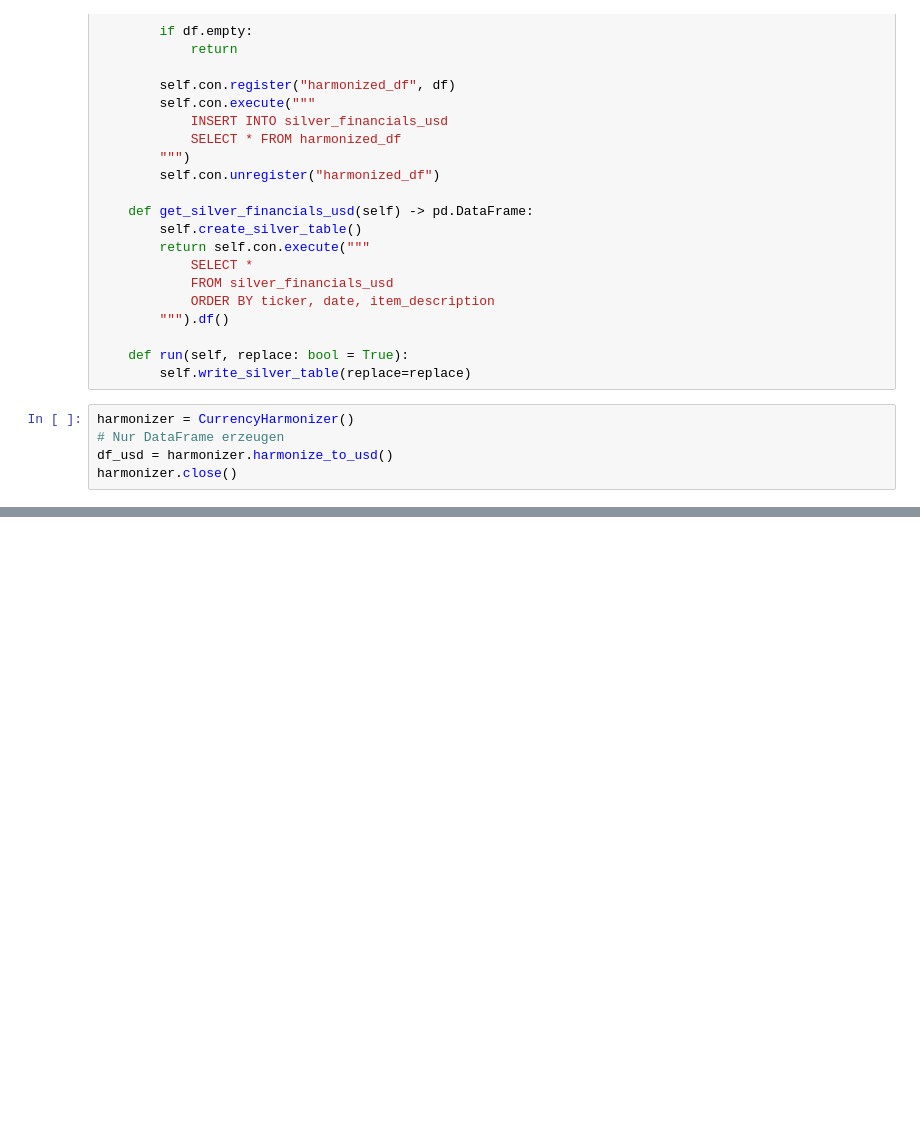
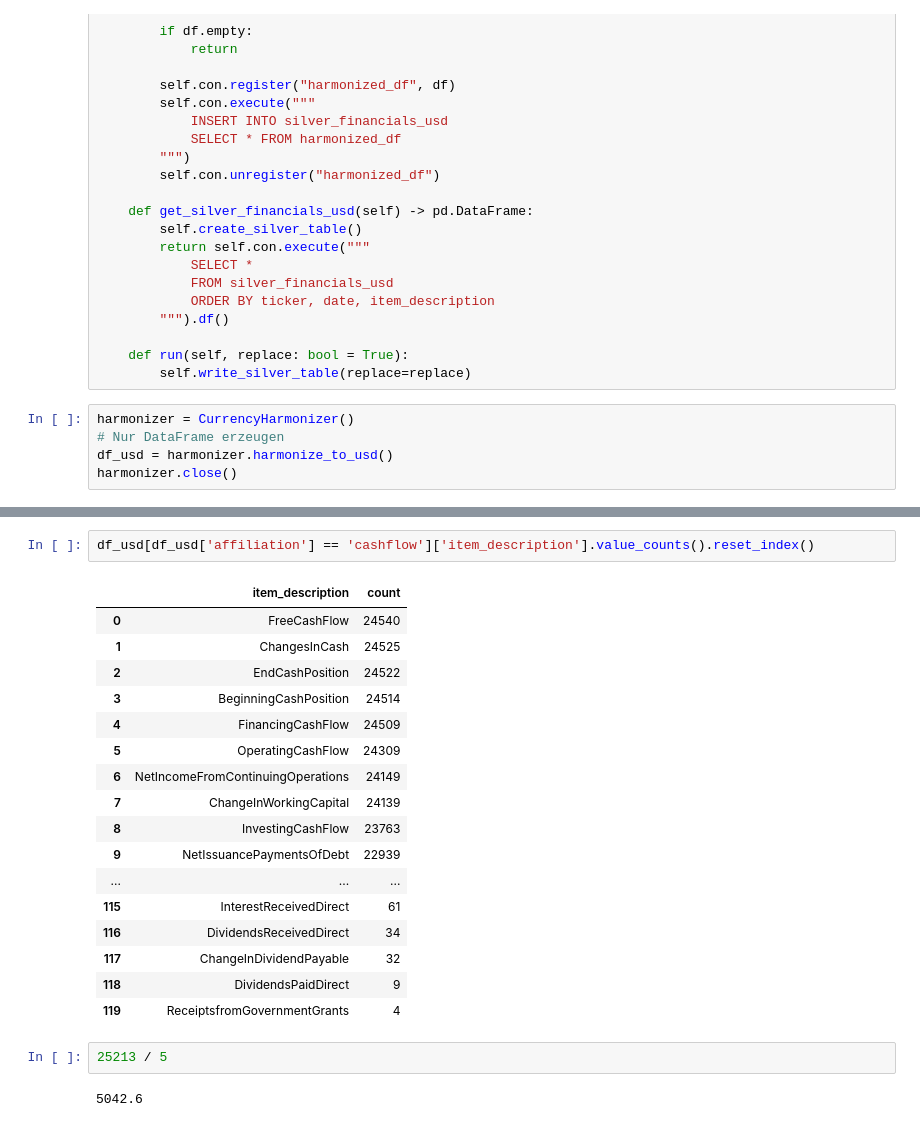
Before and after one commit to KonradSchumacher/DivAnalysisGNN, a Jupyter notebook: src/02_Silver/YahooFinance_Silver.ipynb, the cells around one changed output, grey strips where cells are left out. Cells and saved outputs as stored; diff of their text form; blank space fills up the shorter version.

```diff
--- a/src/02_Silver/YahooFinance_Silver.ipynb
+++ b/src/02_Silver/YahooFinance_Silver.ipynb
@@ -812,0 +829,24 @@ harmonizer.close()
+# %%
+df_usd[df_usd['affiliation'] == 'cashflow']['item_description'].value_counts().reset_index()
+# %% [output]
+|  | item_description | count |
+| 0 | FreeCashFlow | 24540 |
+| 1 | ChangesInCash | 24525 |
+| 2 | EndCashPosition | 24522 |
+| 3 | BeginningCashPosition | 24514 |
+| 4 | FinancingCashFlow | 24509 |
+| 5 | OperatingCashFlow | 24309 |
+| 6 | NetIncomeFromContinuingOperations | 24149 |
+| 7 | ChangeInWorkingCapital | 24139 |
+| 8 | InvestingCashFlow | 23763 |
+| 9 | NetIssuancePaymentsOfDebt | 22939 |
+| ... | ... | ... |
+| 115 | InterestReceivedDirect | 61 |
+| 116 | DividendsReceivedDirect | 34 |
+| 117 | ChangeInDividendPayable | 32 |
+| 118 | DividendsPaidDirect | 9 |
+| 119 | ReceiptsfromGovernmentGrants | 4 |
+# %%
+25213 / 5
+# %% [output]
+5042.6
```
Also changed, not shown: parts of 9 cells of this notebook, 1 other file.
